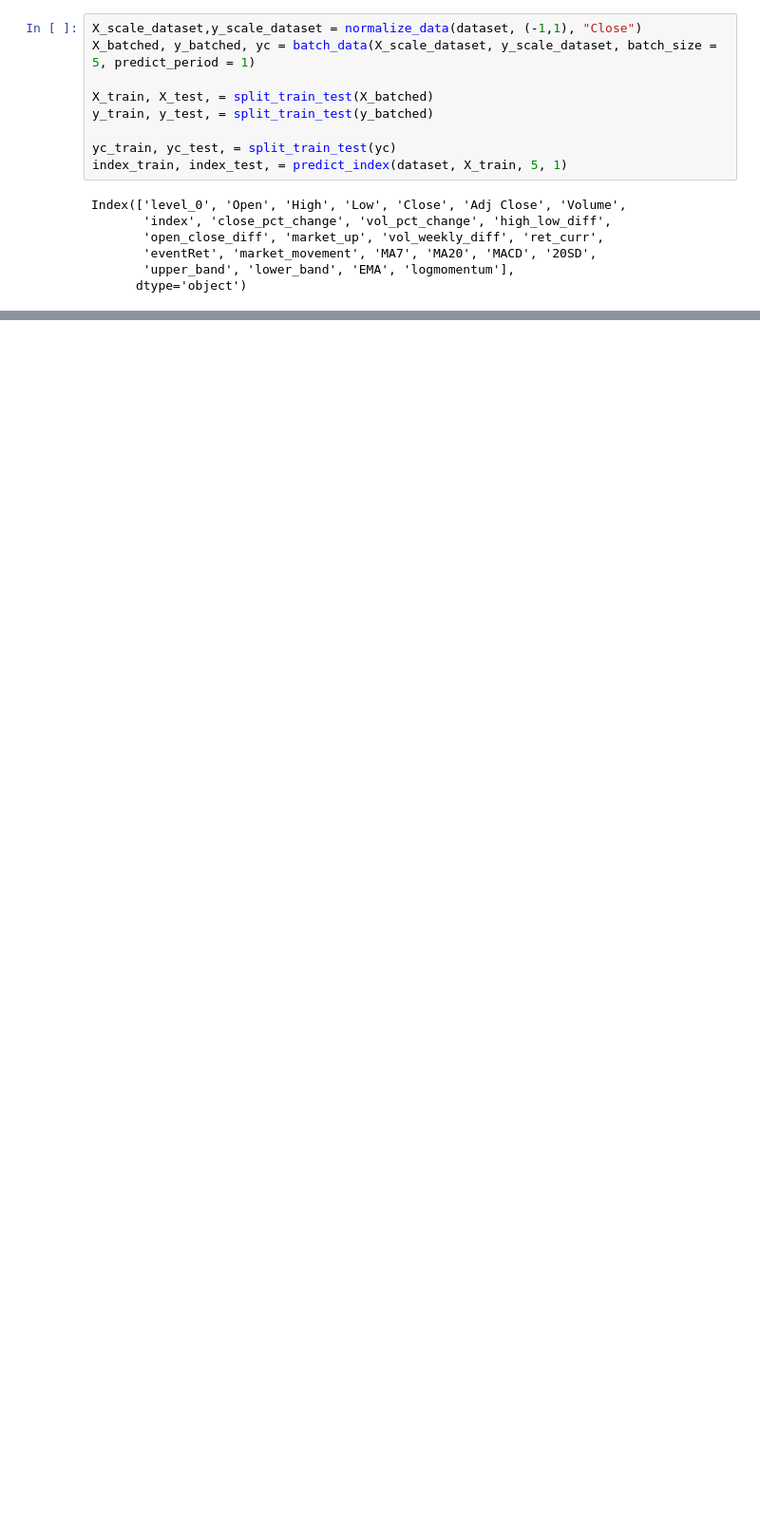
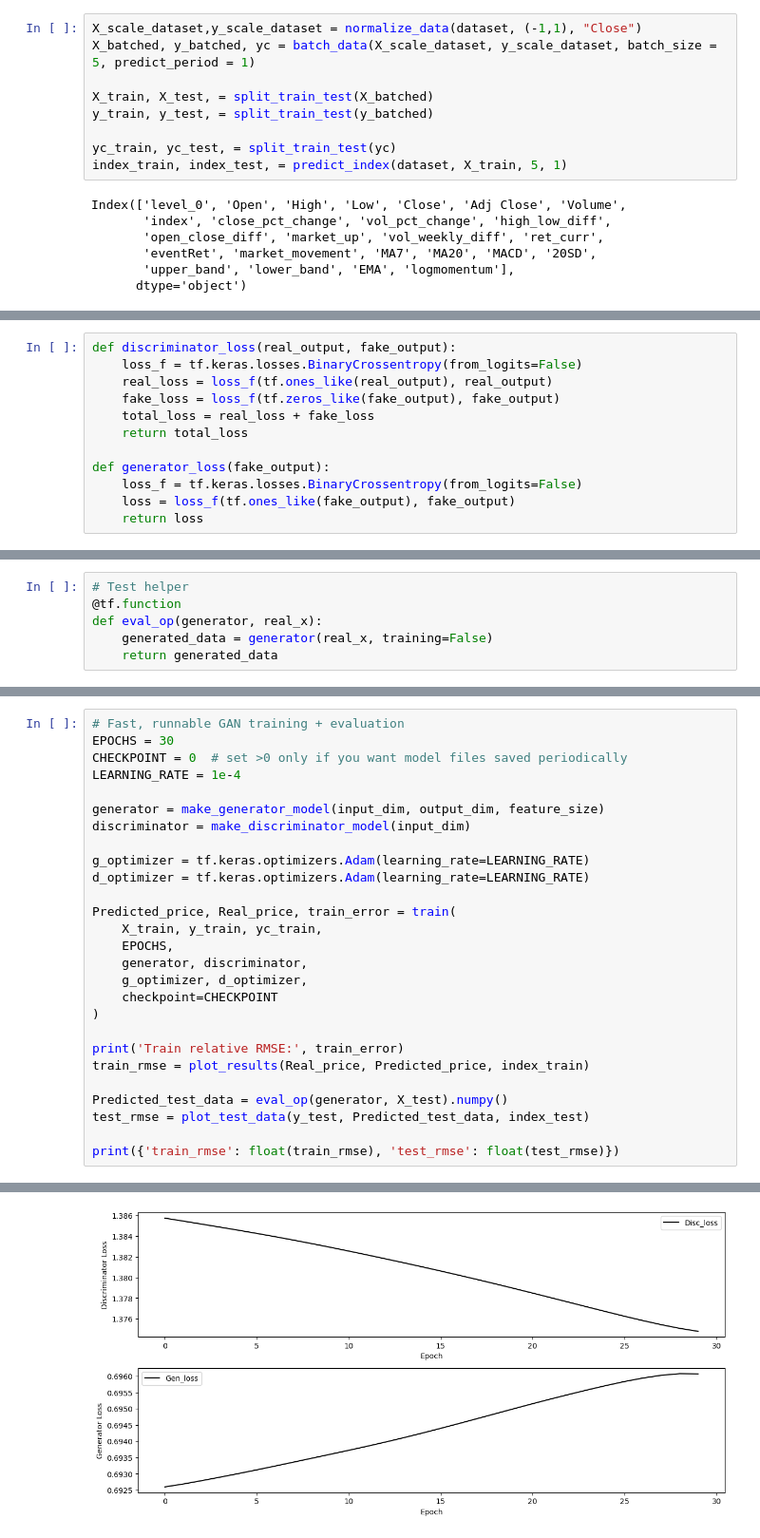
Before and after one commit to rushibankar3/Stock-market-sentiment-Analysis, a Jupyter notebook: stock_prediction.ipynb, the cells around one changed output, grey strips where cells are left out. Shown at 95% size. Drawn from its saved outputs; the diff is of its cells as text; blank space fills up the shorter version.

```diff
--- a/stock_prediction.ipynb
+++ b/stock_prediction.ipynb
@@ -733,0 +803,12 @@ output_dim = y_train.shape[1]
+# %%
+def discriminator_loss(real_output, fake_output):
+    loss_f = tf.keras.losses.BinaryCrossentropy(from_logits=False)
+    real_loss = loss_f(tf.ones_like(real_output), real_output)
+    fake_loss = loss_f(tf.zeros_like(fake_output), fake_output)
+    total_loss = real_loss + fake_loss
+    return total_loss
+
+def generator_loss(fake_output):
+    loss_f = tf.keras.losses.BinaryCrossentropy(from_logits=False)
+    loss = loss_f(tf.ones_like(fake_output), fake_output)
+    return loss
@@ -733,0 +922,6 @@ output_dim = y_train.shape[1]
+# %%
+# Test helper
+@tf.function
+def eval_op(generator, real_x):
+    generated_data = generator(real_x, training=False)
+    return generated_data
@@ -733,0 +966,28 @@ output_dim = y_train.shape[1]
+# %%
+# Fast, runnable GAN training + evaluation
+EPOCHS = 30
+CHECKPOINT = 0  # set >0 only if you want model files saved periodically
+LEARNING_RATE = 1e-4
+
+generator = make_generator_model(input_dim, output_dim, feature_size)
+discriminator = make_discriminator_model(input_dim)
+
+g_optimizer = tf.keras.optimizers.Adam(learning_rate=LEARNING_RATE)
+d_optimizer = tf.keras.optimizers.Adam(learning_rate=LEARNING_RATE)
+
+Predicted_price, Real_price, train_error = train(
+    X_train, y_train, yc_train,
+    EPOCHS,
+    generator, discriminator,
+    g_optimizer, d_optimizer,
+    checkpoint=CHECKPOINT
+)
+
+print('Train relative RMSE:', train_error)
+train_rmse = plot_results(Real_price, Predicted_price, index_train)
+
+Predicted_test_data = eval_op(generator, X_test).numpy()
+test_rmse = plot_test_data(y_test, Predicted_test_data, index_test)
+
+print({'train_rmse': float(train_rmse), 'test_rmse': float(test_rmse)})
+# %% [output]
@@ -733,0 +995 @@ output_dim = y_train.shape[1]
+[figure, added]
```
Also changed, not shown: parts of 31 cells of this notebook, 2 other files.
